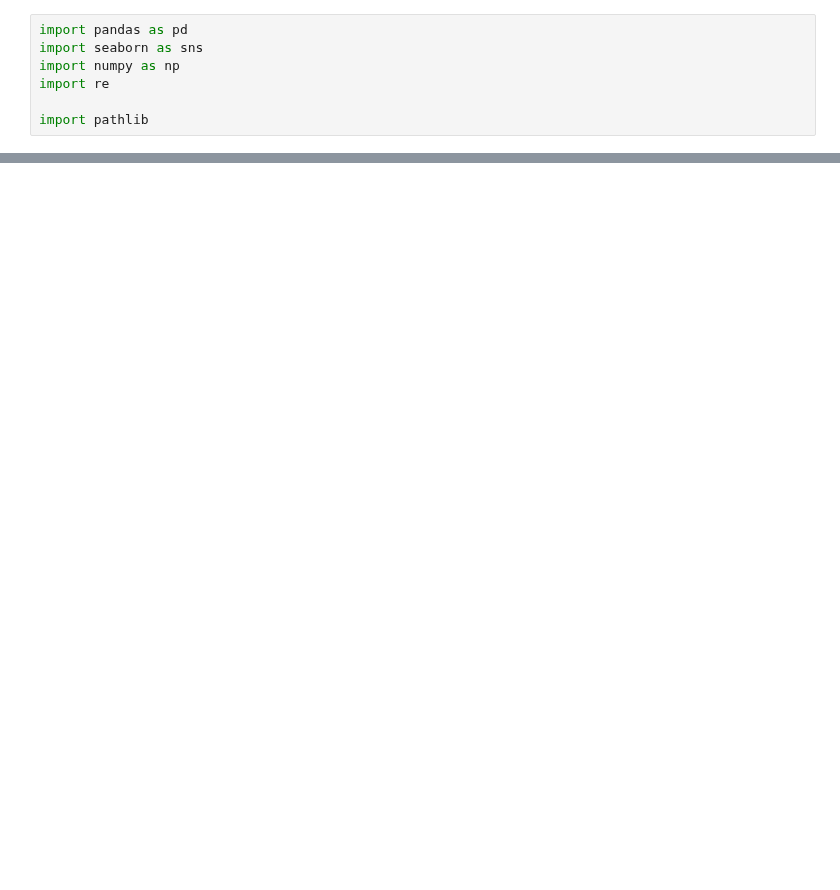
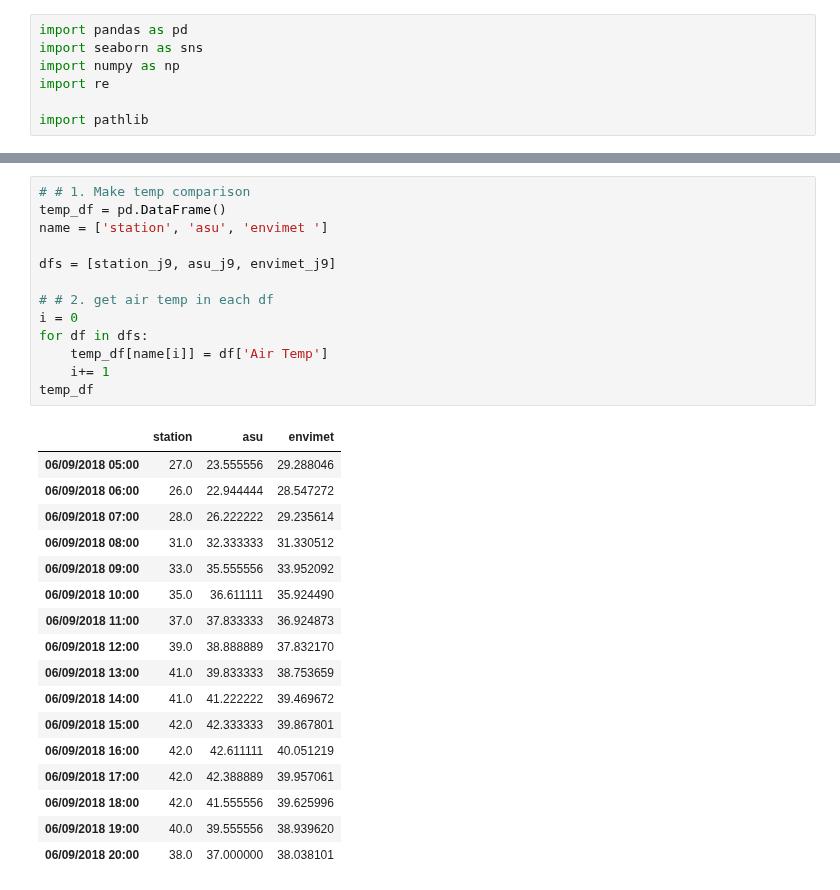
Before and after one commit to freecode23/microclimate-effects, a Jupyter notebook: Data_viz.ipynb, the cells around one changed output, grey strips where cells are left out. Cells and saved outputs as stored; diff of their text form; blank space fills up the shorter version.

```diff
--- a/Data_viz.ipynb
+++ b/Data_viz.ipynb
@@ -45,0 +77,31 @@ asu_weather
+# %%
+# # 1. Make temp comparison
+temp_df = pd.DataFrame()
+name = ['station', 'asu', 'envimet ']
+
+dfs = [station_j9, asu_j9, envimet_j9]
+
+# # 2. get air temp in each df
+i = 0
+for df in dfs:
+    temp_df[name[i]] = df['Air Temp']
+    i+= 1
+temp_df
+# %% [output]
+|  | station | asu | envimet |
+| 06/09/2018 05:00 | 27.0 | 23.555556 | 29.288046 |
+| 06/09/2018 06:00 | 26.0 | 22.944444 | 28.547272 |
+| 06/09/2018 07:00 | 28.0 | 26.222222 | 29.235614 |
+| 06/09/2018 08:00 | 31.0 | 32.333333 | 31.330512 |
+| 06/09/2018 09:00 | 33.0 | 35.555556 | 33.952092 |
+| 06/09/2018 10:00 | 35.0 | 36.611111 | 35.924490 |
+| 06/09/2018 11:00 | 37.0 | 37.833333 | 36.924873 |
+| 06/09/2018 12:00 | 39.0 | 38.888889 | 37.832170 |
+| 06/09/2018 13:00 | 41.0 | 39.833333 | 38.753659 |
+| 06/09/2018 14:00 | 41.0 | 41.222222 | 39.469672 |
+| 06/09/2018 15:00 | 42.0 | 42.333333 | 39.867801 |
+| 06/09/2018 16:00 | 42.0 | 42.611111 | 40.051219 |
+| 06/09/2018 17:00 | 42.0 | 42.388889 | 39.957061 |
+| 06/09/2018 18:00 | 42.0 | 41.555556 | 39.625996 |
+| 06/09/2018 19:00 | 40.0 | 39.555556 | 38.939620 |
+| 06/09/2018 20:00 | 38.0 | 37.000000 | 38.038101 |
```
Also changed, not shown: parts of 7 cells of this notebook, 6 other files.
